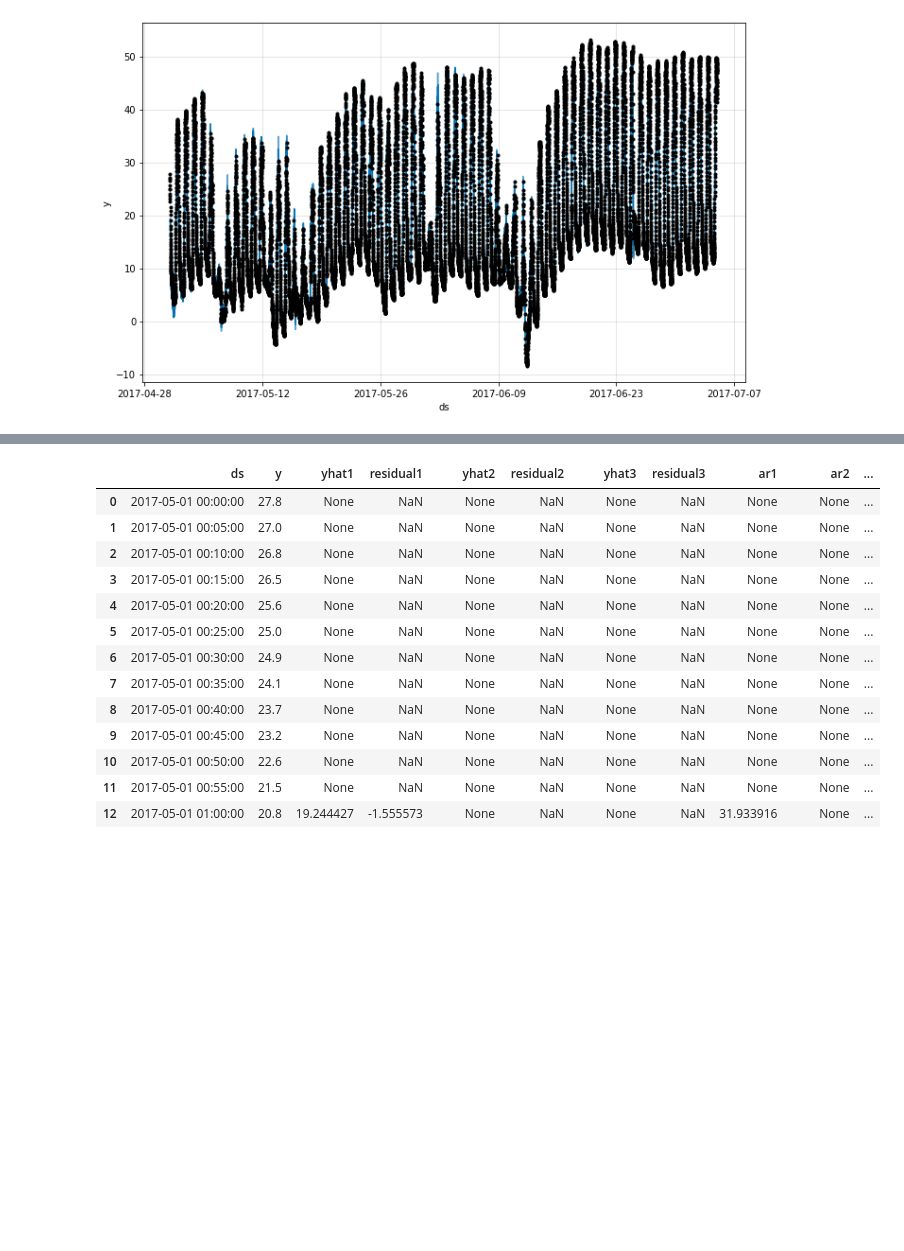
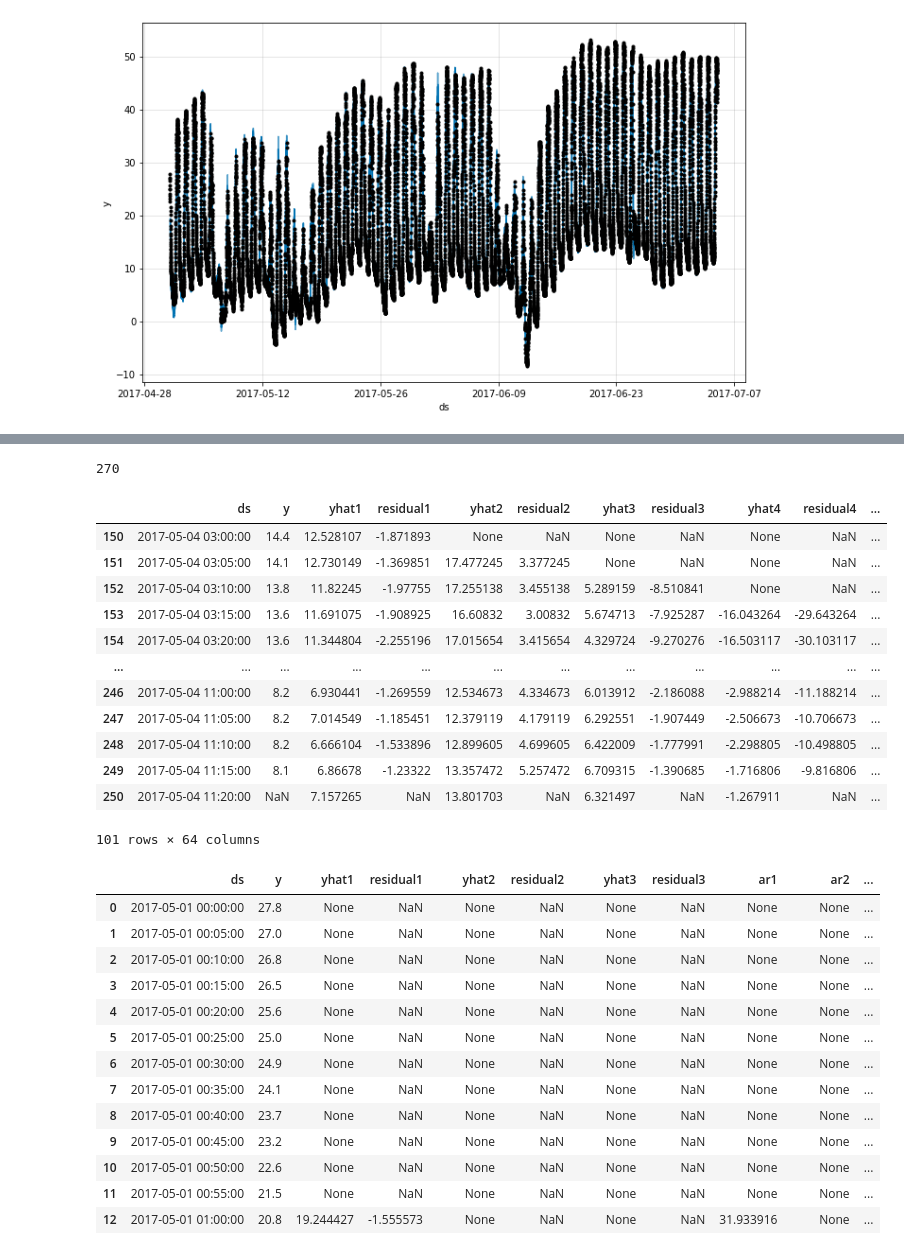
Before and after one commit to neuralprophet/neural_prophet_lightning, a Jupyter notebook: example_notebooks/autoregression_yosemite_temps.ipynb, the cells around one changed output, grey strips where cells are left out. Drawn from its saved outputs; the diff is of its cells as text; code cells hidden in the pictures; blank space fills up the shorter version.

```diff
--- a/example_notebooks/autoregression_yosemite_temps.ipynb
+++ b/example_notebooks/autoregression_yosemite_temps.ipynb
@@ -93,0 +108,2 @@ INFO - (NP.forecaster._handle_missing_data) - 12 NaN values in column y were aut
+# %%
+future = m.make_future_dataframe(df, periods = 5, n_historic_predictions=100)
@@ -94,3 +128,25 @@ INFO - (NP.forecaster._handle_missing_data) - 12 NaN values in column y were aut
+# %%
+150 + 100 + 20
+# %% [output]
+270
+# %%
+forecast = m.predict(future)
+# %%
+forecast[forecast['yhat1'].notna()]
+# %% [output]
+|  | ds | y | yhat1 | residual1 | yhat2 | residual2 | yhat3 | residual3 | yhat4 | residual4 | ... |
+| 150 | 2017-05-04 03:00:00 | 14.4 | 12.528107 | -1.871893 | None | NaN | None | NaN | None | NaN | ... |
+| 151 | 2017-05-04 03:05:00 | 14.1 | 12.730149 | -1.369851 | 17.477245 | 3.377245 | None | NaN | None | NaN | ... |
+| 152 | 2017-05-04 03:10:00 | 13.8 | 11.82245 | -1.97755 | 17.255138 | 3.455138 | 5.289159 | -8.510841 | None | NaN | ... |
+| 153 | 2017-05-04 03:15:00 | 13.6 | 11.691075 | -1.908925 | 16.60832 | 3.00832 | 5.674713 | -7.925287 | -16.043264 | -29.643264 | ... |
+| 154 | 2017-05-04 03:20:00 | 13.6 | 11.344804 | -2.255196 | 17.015654 | 3.415654 | 4.329724 | -9.270276 | -16.503117 | -30.103117 | ... |
+| ... | ... | ... | ... | ... | ... | ... | ... | ... | ... | ... | ... |
+| 246 | 2017-05-04 11:00:00 | 8.2 | 6.930441 | -1.269559 | 12.534673 | 4.334673 | 6.013912 | -2.186088 | -2.988214 | -11.188214 | ... |
+| 247 | 2017-05-04 11:05:00 | 8.2 | 7.014549 | -1.185451 | 12.379119 | 4.179119 | 6.292551 | -1.907449 | -2.506673 | -10.706673 | ... |
+| 248 | 2017-05-04 11:10:00 | 8.2 | 6.666104 | -1.533896 | 12.899605 | 4.699605 | 6.422009 | -1.777991 | -2.298805 | -10.498805 | ... |
+| 249 | 2017-05-04 11:15:00 | 8.1 | 6.86678 | -1.23322 | 13.357472 | 5.257472 | 6.709315 | -1.390685 | -1.716806 | -9.816806 | ... |
+| 250 | 2017-05-04 11:20:00 | NaN | 7.157265 | NaN | 13.801703 | NaN | 6.321497 | NaN | -1.267911 | NaN | ... |
+101 rows × 64 columns
 # %%
 forecast.iloc[:15]
 # %% [output]
```
Also changed, not shown: parts of 6 cells of this notebook, 3 other files.
